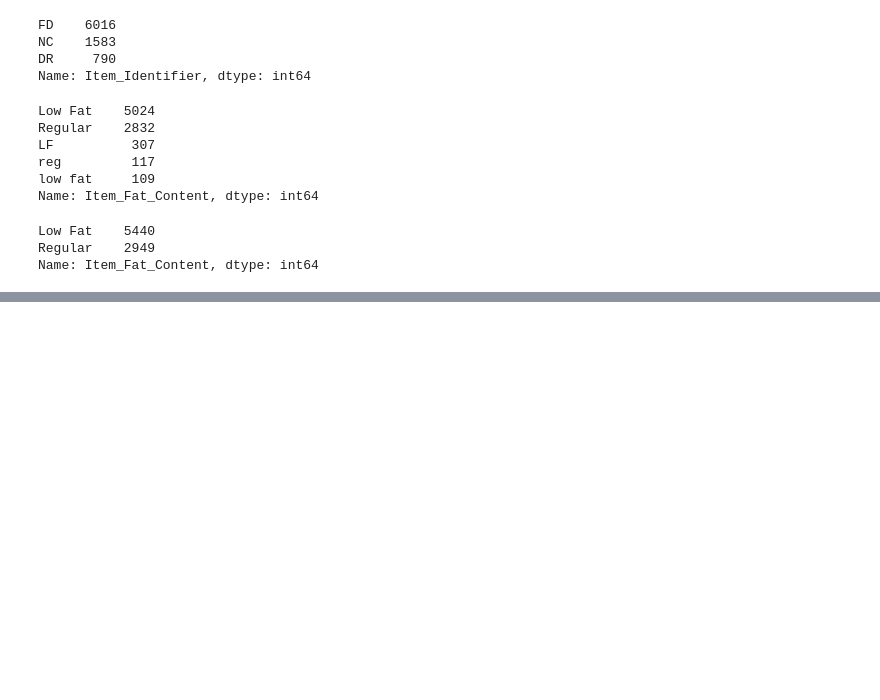
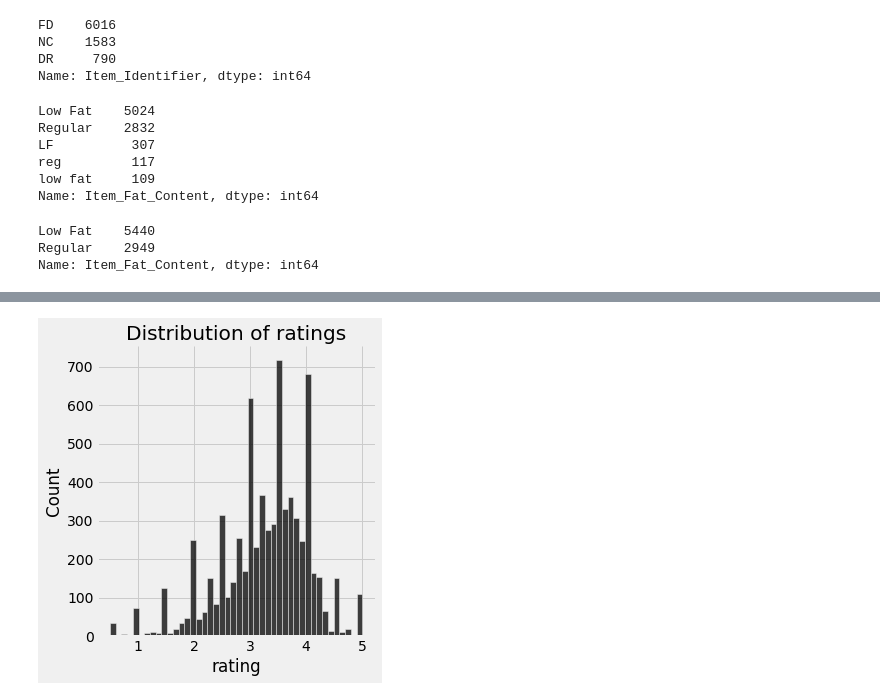
Before and after one commit to shreya1110-dev/ml, a Jupyter notebook: code.ipynb, the cells around one changed output, grey strips where cells are left out. Saved outputs shown, nothing was run; the diff lists cells and outputs as text; code cells hidden in the pictures; blank space fills up the shorter version.

```diff
--- a/code.ipynb
+++ b/code.ipynb
@@ -2669,0 +2691,3 @@ Name: Item_Fat_Content, dtype: int64
+# %%
+rating = pd.read_csv('csv/ratings.csv')
+rating.shape
@@ -2669,0 +2705,4 @@ Name: Item_Fat_Content, dtype: int64
+# %%
+# movie id is the common column so we can merge the 2
+data = pd.merge(data, rating, on='movieId', how = 'inner')
+data.shape
@@ -2669,0 +2721,3 @@ Name: Item_Fat_Content, dtype: int64
+# %%
+data = data.drop(['movieId', 'userId','timestamp'], axis = 1)
+data.shape
@@ -2669,0 +2754,6 @@ Name: Item_Fat_Content, dtype: int64
+# %%
+# use title and genres as index and aggregate the names by finding mean of the ratings
+data = pd.pivot_table(data, index = ['title', 'genres'], aggfunc = 'mean')
+# reset title and genres back to column values
+data.reset_index(level = ['title', 'genres'], inplace = True)
+data.head()
@@ -2669,0 +2773,10 @@ Name: Item_Fat_Content, dtype: int64
+# %%
+plt.rcParams['figure.figsize'] = (8,3)
+plt.style.use('fivethirtyeight')
+sns.displot(data['rating'], color = 'black')
+plt.title('Distribution of ratings')
+plt.show()
+
+# maximum movies have ratings 3 or 4
+# %% [output]
+[figure, added]
```
Also changed, not shown: parts of 43 cells of this notebook, 1 other file.
